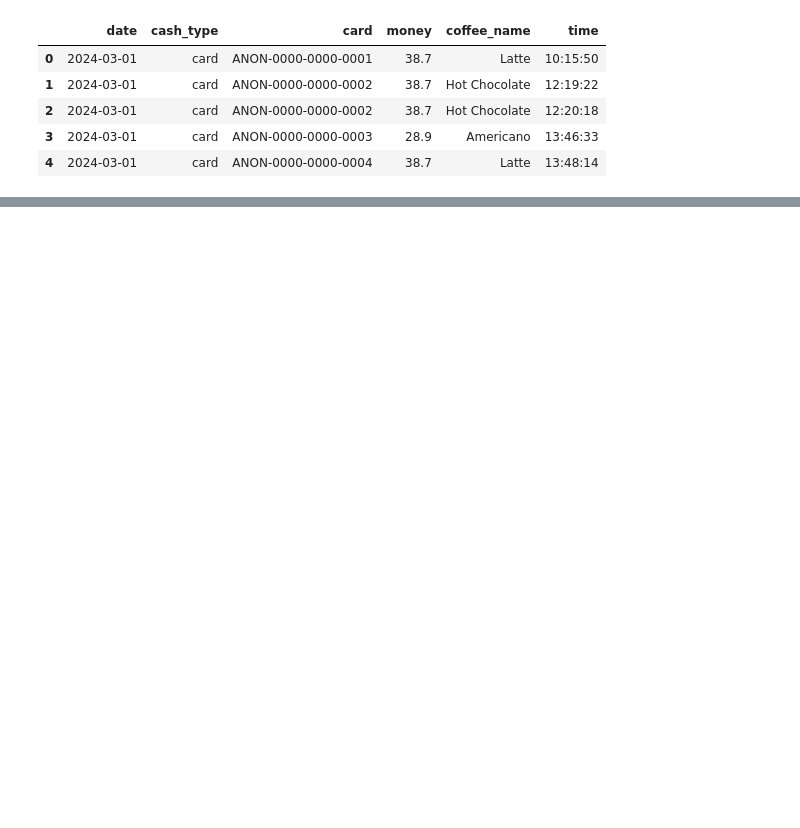
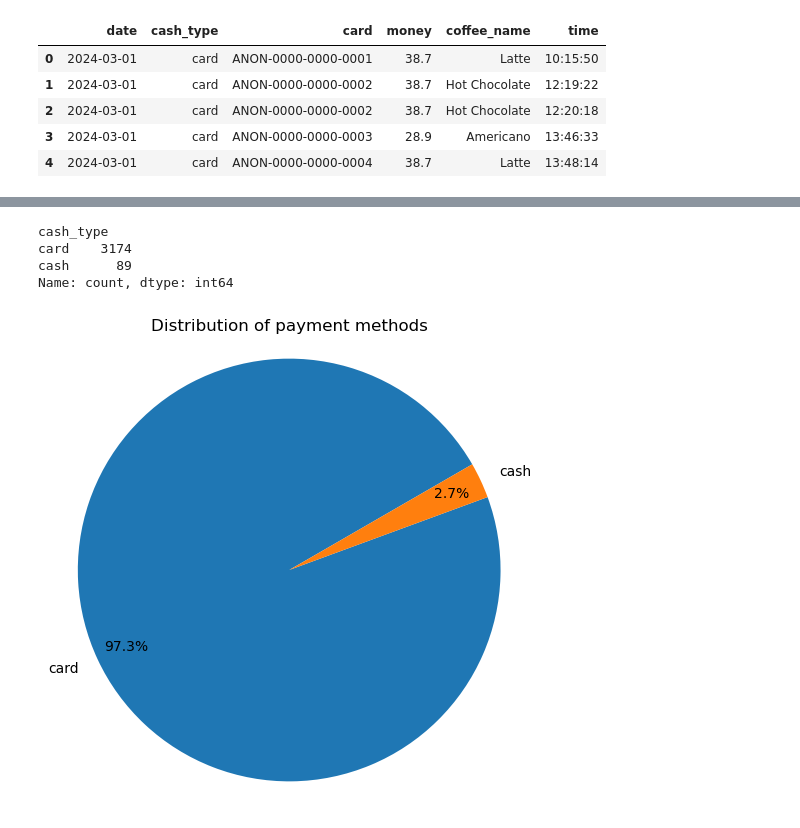
Before and after one commit to AdemCE-eng/CoffeeSales, a Jupyter notebook: Coffee_Sales_Analysis.ipynb, the cells around one changed output, grey strips where cells are left out. Cells and saved outputs as stored; diff of their text form; code cells hidden in the pictures; blank space fills up the shorter version.

```diff
--- a/Coffee_Sales_Analysis.ipynb
+++ b/Coffee_Sales_Analysis.ipynb
@@ -54,0 +131,18 @@ df.head()
+# %%
+# Payment methods distribution account
+df["cash_type"].value_counts()
+# %% [output]
+cash_type
+card    3174
+cash      89
+Name: count, dtype: int64
+# %%
+# pie chart of payment methods
+plt.figure(figsize=(6,6))
+plt.pie(df["cash_type"].value_counts(),labels=df["cash_type"].value_counts().index,
+        autopct='%1.1f%%',startangle=30,pctdistance=0.85)
+plt.axis('equal')
+plt.title("Distribution of payment methods")
+plt.show()
+# %% [output]
+[figure, added]
```
Also changed, not shown: parts of 23 cells of this notebook, 9 other files.
